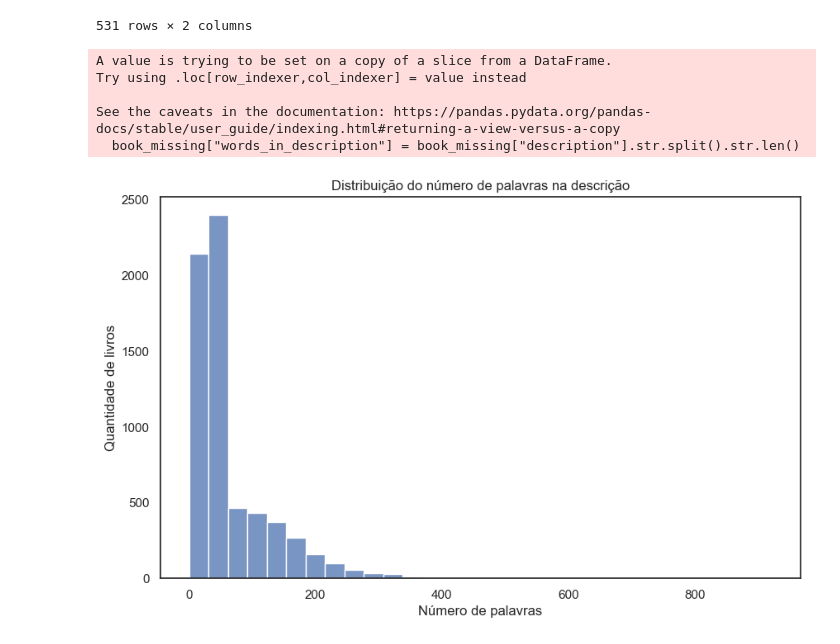
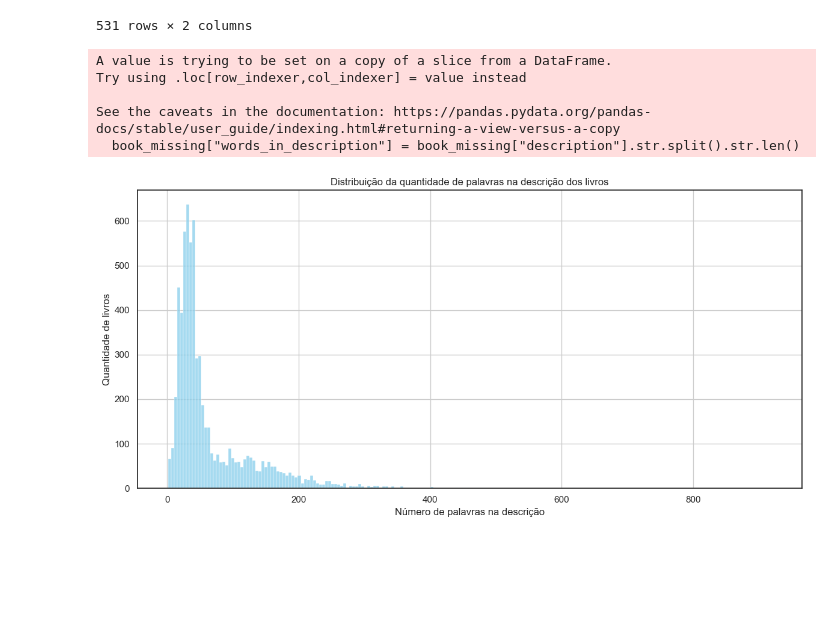
Before and after one commit to Vinicius-github/semantic-book-recommender, a Jupyter notebook: explorer.ipynb, the cells around one changed output. Saved outputs shown, nothing was run; the diff lists cells and outputs as text; code cells hidden in the pictures; blank space fills up the shorter version.

```diff
--- a/explorer.ipynb
+++ b/explorer.ipynb
@@ -159,19 +160,25 @@ book_missing["categories"].value_counts().reset_index().sort_values("count", asc
 | 515 | Conan (Fictitious character) | 1 |
 531 rows × 2 columns
 # %%
+# Vamos analisar a descrição dos livros e a quantidade de palavras que ela possui.
+
 book_missing["words_in_description"] = book_missing["description"].str.split().str.len()
 
-plt.figure(figsize=(10, 6))
-sns.histplot(book_missing["words_in_description"], bins=30, kde=False)
+plt.figure(figsize=(12, 6))
 
-plt.title("Distribuição do número de palavras na descrição")
-plt.xlabel("Número de palavras")
+# Histograma: X = número de palavras, Y = quantidade de livros
+sns.histplot(book_missing["words_in_description"], bins=200, kde=False, color='skyblue')
+
+plt.title("Distribuição da quantidade de palavras na descrição dos livros")
+plt.xlabel("Número de palavras na descrição")
 plt.ylabel("Quantidade de livros")
+plt.grid(True)
+plt.tight_layout()
 plt.show()
 # %% [output]
 A value is trying to be set on a copy of a slice from a DataFrame.
 Try using .loc[row_indexer,col_indexer] = value instead
 
 See the caveats in the documentation: https://pandas.pydata.org/pandas-docs/stable/user_guide/indexing.html#returning-a-view-versus-a-copy
   book_missing["words_in_description"] = book_missing["description"].str.split().str.len()
-[figure, old version]
+[figure, new version]
```
Also changed, not shown: parts of 3 cells of this notebook.
